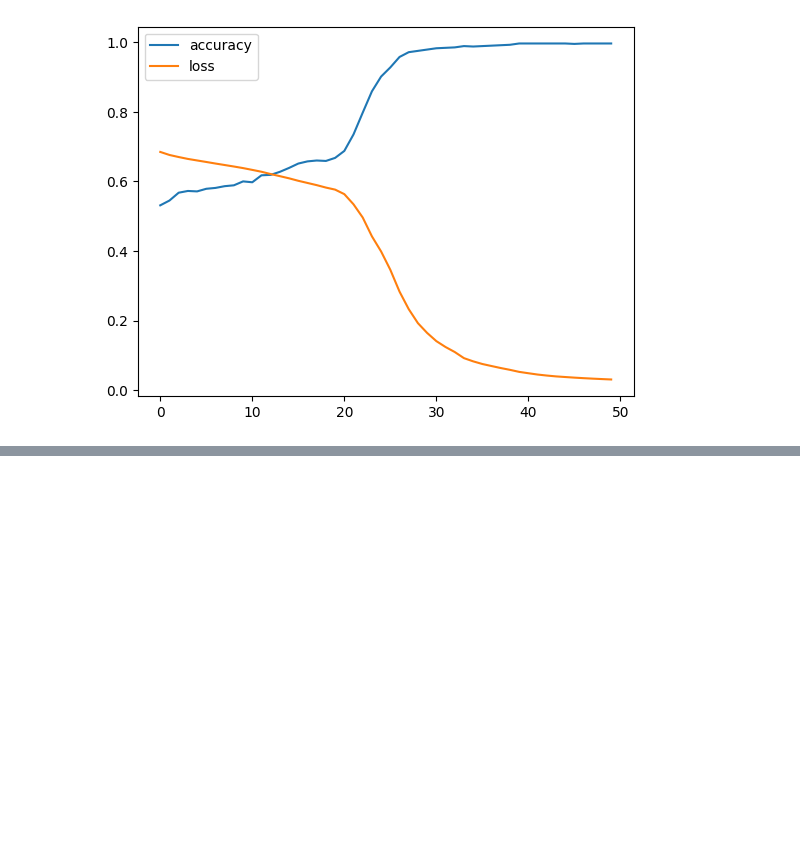
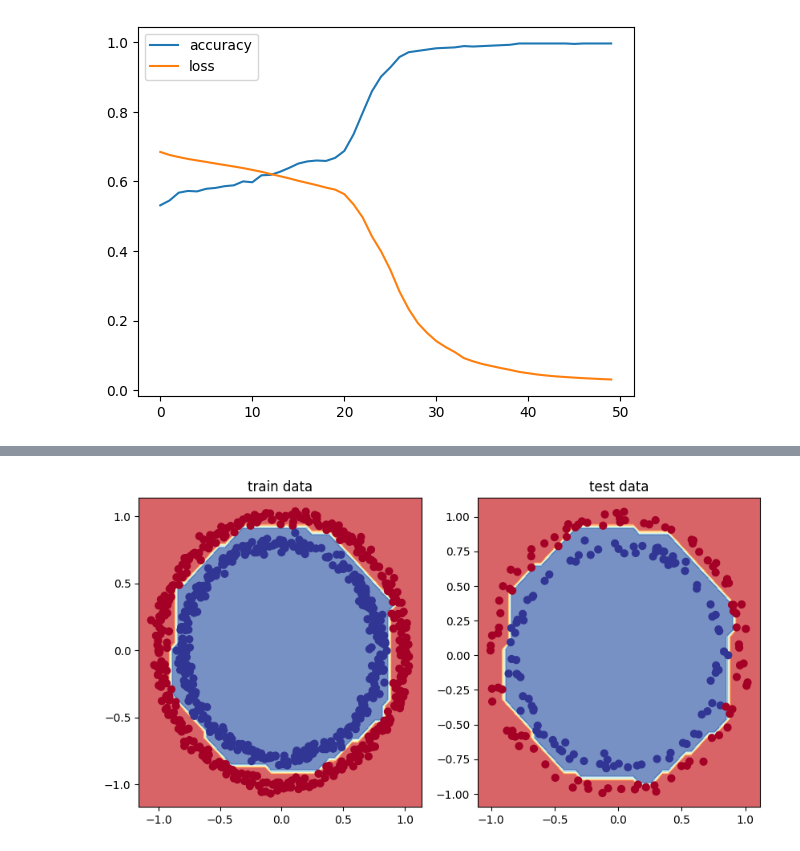
Before and after one commit to random-words/colab-notebooks, a Jupyter notebook: 02__neural_network_classification_with_tensorflow.ipynb, the cells around one changed output, grey strips where cells are left out. Saved outputs shown, nothing was run; the diff lists cells and outputs as text; code cells hidden in the pictures; blank space fills up the shorter version.

```diff
--- a/02__neural_network_classification_with_tensorflow.ipynb
+++ b/02__neural_network_classification_with_tensorflow.ipynb
@@ -596,0 +704,19 @@ pd.DataFrame(history.history).plot()
+# %%
+# trying tuo use higher *ideal* learning rate on the same model
+
+tf.random.set_seed(42)
+
+model_10 = tf.keras.Sequential([
+    tf.keras.layers.Dense(4, activation="relu"),
+    tf.keras.layers.Dense(4, activation="relu"),
+    tf.keras.layers.Dense(1, activation="sigmoid"),
+])
+
+# Compile model with learning rate 0.02
+model_10.compile(loss=tf.keras.losses.BinaryCrossentropy(),
+                 optimizer=tf.keras.optimizers.Adam(0.02),
+                 metrics=["accuracy"])
+
+# lr_schedule = tf.keras.callbacks.LearningRateScheduler(lambda epochs: 1e-4 * 10 ** (epochs/20))
+
+history = model_10.fit(X_train, y_train, epochs=40)
@@ -596,0 +753,10 @@ pd.DataFrame(history.history).plot()
+# %%
+plt.figure(figsize=(10, 5))
+
+plt.subplot(1,2,1)
+plt.title("train data")
+plot_decision_boundary(model_10, X_train, y_train)
+plt.subplot(1,2,2)
+plt.title("test data")
+plot_decision_boundary(model_10, X_test, y_test)
+# %% [output]
@@ -596,0 +767 @@ pd.DataFrame(history.history).plot()
+[figure, added]
```
Also changed, not shown: parts of 104 cells of this notebook.
